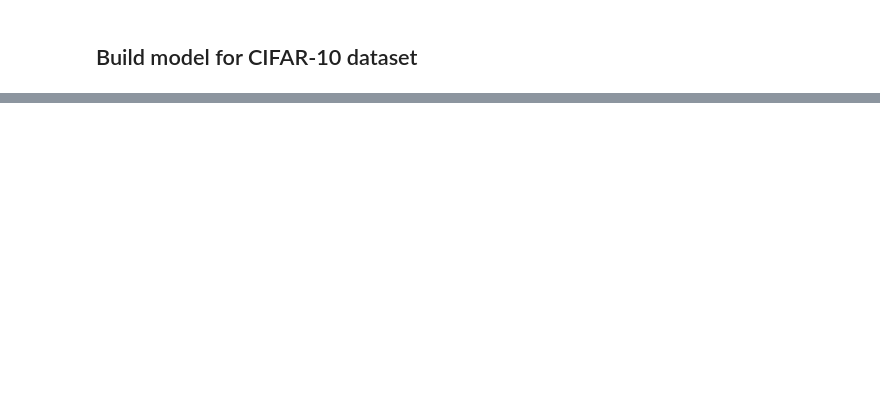
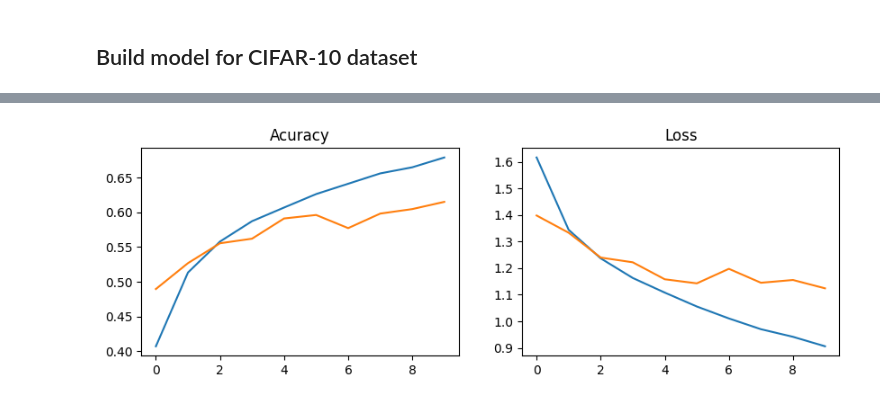
Before and after one commit to galois1915/Computer-vision, a Jupyter notebook: CNN_TensorFlow.ipynb, the cells around one changed output, grey strips where cells are left out. Drawn from its saved outputs; the diff is of its cells as text; code cells hidden in the pictures; blank space fills up the shorter version.

```diff
--- a/CNN_TensorFlow.ipynb
+++ b/CNN_TensorFlow.ipynb
@@ -123,0 +217,20 @@ plt.show()
+# %%
+# LeNET model
+model = keras.models.Sequential([
+    keras.layers.Conv2D(filters = 6,
+                        kernel_size = 5,
+                        strides = 1,
+                        activation = 'relu',
+                        input_shape = (32,32,3)),
+    keras.layers.MaxPooling2D(pool_size = 2, strides = 2),
+    keras.layers.Conv2D(filters = 16,
+                        kernel_size = 5,
+                        strides = 1,
+                        activation = 'relu'),
+    keras.layers.MaxPooling2D(pool_size = 2, strides = 2),
+    keras.layers.Flatten(),
+    keras.layers.Dense(120, activation = 'relu'),
+    keras.layers.Dense(84, activation = 'relu'),
+    keras.layers.Dense(10, activation = 'softmax')])
+
+model.summary()
@@ -123,0 +255,8 @@ plt.show()
+# %%
+model.compile(optimizer="adam",
+              loss='sparse_categorical_crossentropy',
+              metrics=["acc"])
+# %%
+hist = model.fit(x_train, y_train,
+                 validation_data=(x_test,y_test),
+                 epochs=10)
@@ -123,0 +284,14 @@ plt.show()
+# %%
+fig, axs = plt.subplots(nrows=1, ncols=2, figsize=(10,3))
+
+axs[0].plot(hist.history["acc"])
+axs[0].plot(hist.history["val_acc"])
+axs[0].set_title("Acuracy")
+
+axs[1].plot(hist.history["loss"])
+axs[1].plot(hist.history["val_loss"])
+axs[1].set_title("Loss")
+
+plt.show()
+# %% [output]
+[figure, added]
```
Also changed, not shown: parts of 12 cells of this notebook, 5 other files.
